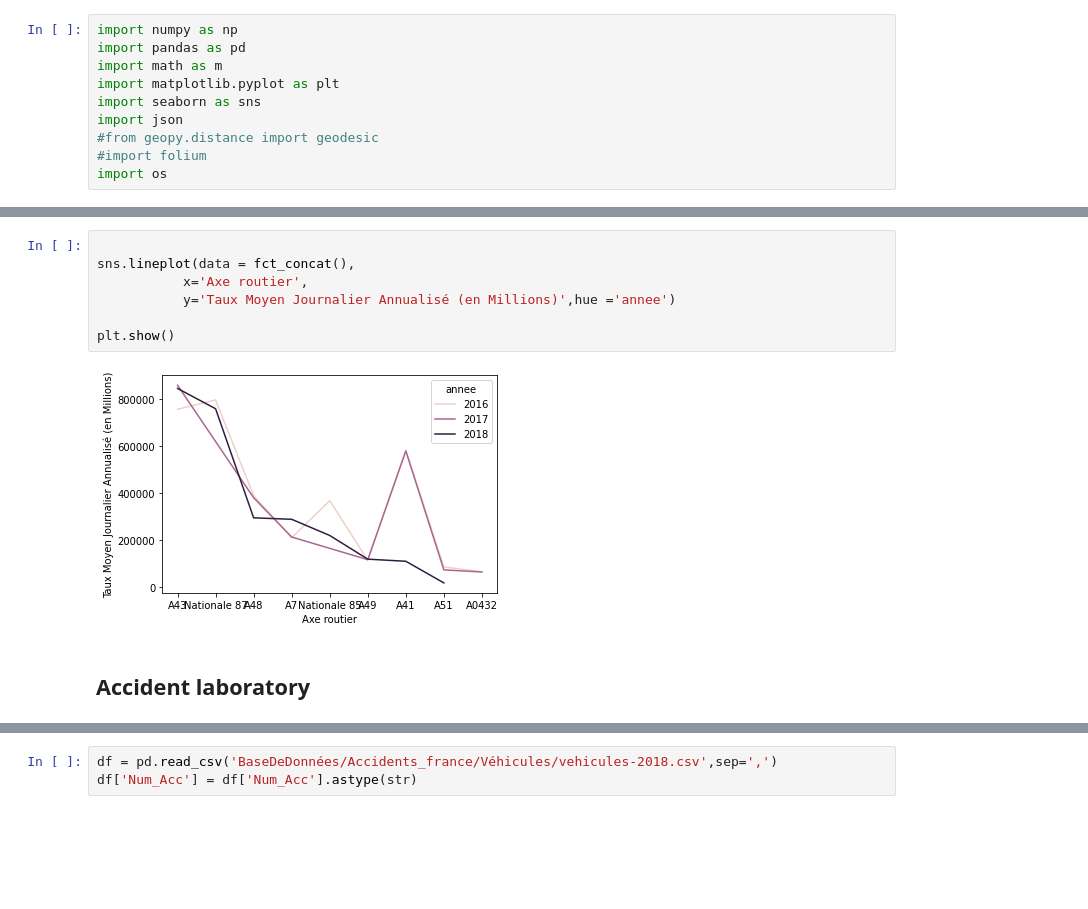
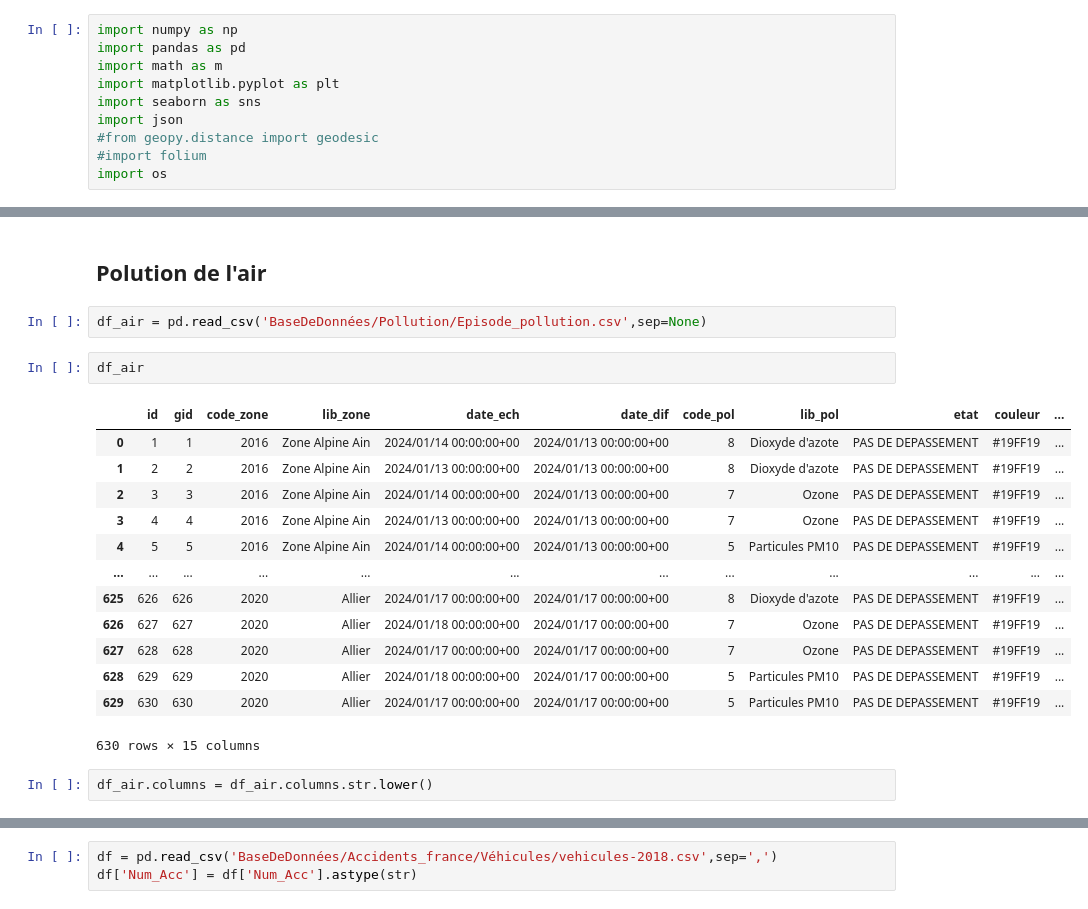
Before and after one commit to Flotauv/Projet_Data_Innovant-, a Jupyter notebook: Projet_FLO.ipynb, the cells around one changed output, grey strips where cells are left out. Cells and saved outputs as stored; diff of their text form; blank space fills up the shorter version.

```diff
--- a/Projet_FLO.ipynb
+++ b/Projet_FLO.ipynb
@@ -164,11 +25,22 @@ fct_concat()
-# %%
-
-sns.lineplot(data = fct_concat(),
-           x='Axe routier',
-           y='Taux Moyen Journalier Annualisé (en Millions)',hue ='annee')
-
-plt.show()
-# %% [output]
-[figure, removed]
-# %% [markdown]
-## Accident laboratory
+# %% [markdown]
+## Polution de l'air
+# %%
+df_air = pd.read_csv('BaseDeDonnées/Pollution/Episode_pollution.csv',sep=None)
+# %%
+df_air
+# %% [output]
+|  | ﻿id | gid | code_zone | lib_zone | date_ech | date_dif | code_pol | lib_pol | etat | couleur | ... |
+| 0 | 1 | 1 | 2016 | Zone Alpine Ain | 2024/01/14 00:00:00+00 | 2024/01/13 00:00:00+00 | 8 | Dioxyde d'azote | PAS DE DEPASSEMENT | #19FF19 | ... |
+| 1 | 2 | 2 | 2016 | Zone Alpine Ain | 2024/01/13 00:00:00+00 | 2024/01/13 00:00:00+00 | 8 | Dioxyde d'azote | PAS DE DEPASSEMENT | #19FF19 | ... |
+| 2 | 3 | 3 | 2016 | Zone Alpine Ain | 2024/01/14 00:00:00+00 | 2024/01/13 00:00:00+00 | 7 | Ozone | PAS DE DEPASSEMENT | #19FF19 | ... |
+| 3 | 4 | 4 | 2016 | Zone Alpine Ain | 2024/01/13 00:00:00+00 | 2024/01/13 00:00:00+00 | 7 | Ozone | PAS DE DEPASSEMENT | #19FF19 | ... |
+| 4 | 5 | 5 | 2016 | Zone Alpine Ain | 2024/01/14 00:00:00+00 | 2024/01/13 00:00:00+00 | 5 | Particules PM10 | PAS DE DEPASSEMENT | #19FF19 | ... |
+| ... | ... | ... | ... | ... | ... | ... | ... | ... | ... | ... | ... |
+| 625 | 626 | 626 | 2020 | Allier | 2024/01/17 00:00:00+00 | 2024/01/17 00:00:00+00 | 8 | Dioxyde d'azote | PAS DE DEPASSEMENT | #19FF19 | ... |
+| 626 | 627 | 627 | 2020 | Allier | 2024/01/18 00:00:00+00 | 2024/01/17 00:00:00+00 | 7 | Ozone | PAS DE DEPASSEMENT | #19FF19 | ... |
+| 627 | 628 | 628 | 2020 | Allier | 2024/01/17 00:00:00+00 | 2024/01/17 00:00:00+00 | 7 | Ozone | PAS DE DEPASSEMENT | #19FF19 | ... |
+| 628 | 629 | 629 | 2020 | Allier | 2024/01/18 00:00:00+00 | 2024/01/17 00:00:00+00 | 5 | Particules PM10 | PAS DE DEPASSEMENT | #19FF19 | ... |
+| 629 | 630 | 630 | 2020 | Allier | 2024/01/17 00:00:00+00 | 2024/01/17 00:00:00+00 | 5 | Particules PM10 | PAS DE DEPASSEMENT | #19FF19 | ... |
+630 rows × 15 columns
+# %%
+df_air.columns = df_air.columns.str.lower()
```
Also changed, not shown: parts of 23 cells of this notebook, 4 other files.
